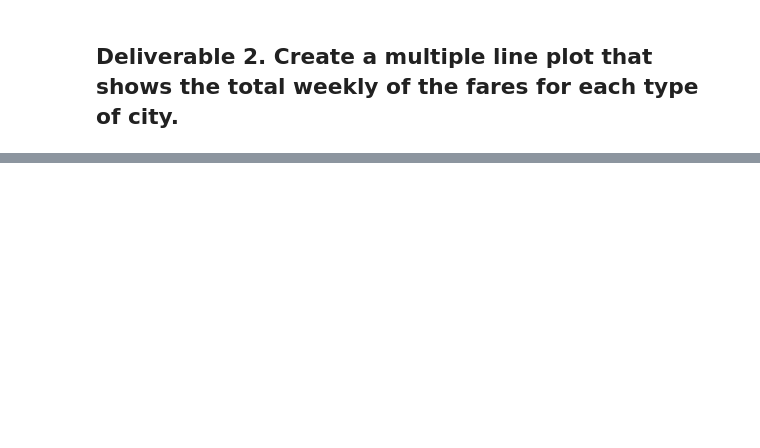
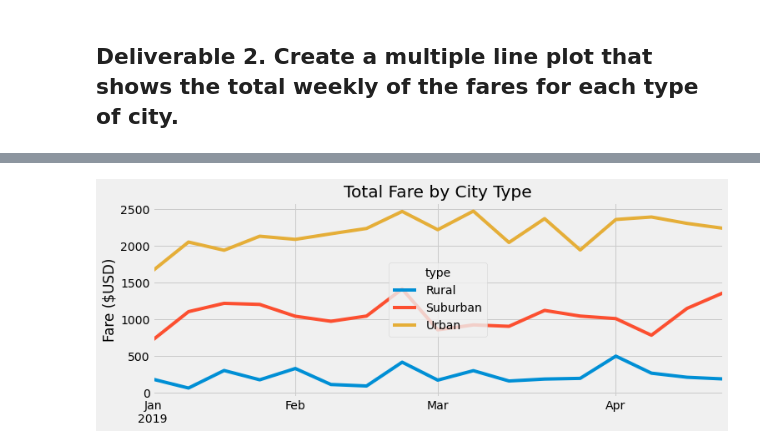
Before and after one commit to soug86/Challenge-5, a Jupyter notebook: PyBer_Challenge.ipynb, the cells around one changed output, grey strips where cells are left out. Saved outputs shown, nothing was run; the diff lists cells and outputs as text; code cells hidden in the pictures; blank space fills up the shorter version.

```diff
--- a/PyBer_Challenge.ipynb
+++ b/PyBer_Challenge.ipynb
@@ -60,3 +141,5 @@ pyber_summary_df.index.name = None
 # %%
 # 4. Create a pivot table with the 'date' as the index, the columns ='type', and values='fare'
 # to get the total fares for each type of city by the date.
+pyber_date_pivot = pyber_pivot_df.pivot(index = "date", columns = "type", values = "fare")
+pyber_date_pivot.head(10)
@@ -63,2 +159,4 @@ pyber_summary_df.index.name = None
 # %%
 # 5. Create a new DataFrame from the pivot table DataFrame using loc on the given dates, '2019-01-01':'2019-04-29'.
+pyber_rev_date_df = pyber_date_pivot.loc["2019-01-01 00:00:00" : "2019-04-28 23:59:59"]
+print(pyber_rev_date_df)
@@ -65,5 +179,5 @@ pyber_summary_df.index.name = None
 # %%
 # 6. Set the "date" index to datetime datatype. This is necessary to use the resample() method in Step 8.
-# df.index = pd.to_datetime(df.index)
+pyber_rev_date_df.index = pd.to_datetime(pyber_rev_date_df.index)
 # %%
 # 7. Check that the datatype for the index is datetime using df.info()
@@ -70,2 +196,4 @@ pyber_summary_df.index.name = None
 # %%
 # 8. Create a new DataFrame using the "resample()" function by week 'W' and get the sum of the fares for each week.
+pyber_fare_week = pyber_rev_date_df.resample("W").sum()
+pyber_fare_week
@@ -72,7 +220,19 @@ pyber_summary_df.index.name = None
 # %%
 # 8. Using the object-oriented interface method, plot the resample DataFrame using the df.plot() function.
-
+# Create the plot with ax.plt()
 # Import the style from Matplotlib.
 from matplotlib import style
 # Use the graph style fivethirtyeight.
 style.use('fivethirtyeight')
+fig = plt.figure(figsize=(24,4))
+ax = fig.add_subplot(1,2,1)
+pyber_fare_week.plot(ax=ax)
+ax.set_xlabel('')
+ax.set_ylabel('Fare ($USD)')
+ax.set_title('Total Fare by City Type')
+ax.legend(bbox_to_anchor=[0.5, 0.5],
+           loc='center', ncol=1, title="type")
+# Save the figure.
+plt.savefig("Analysis/Pyber_fare_summary.png")
+# %% [output]
+[figure, added]
```
Also changed, not shown: parts of 19 cells of this notebook, 1 other file.
